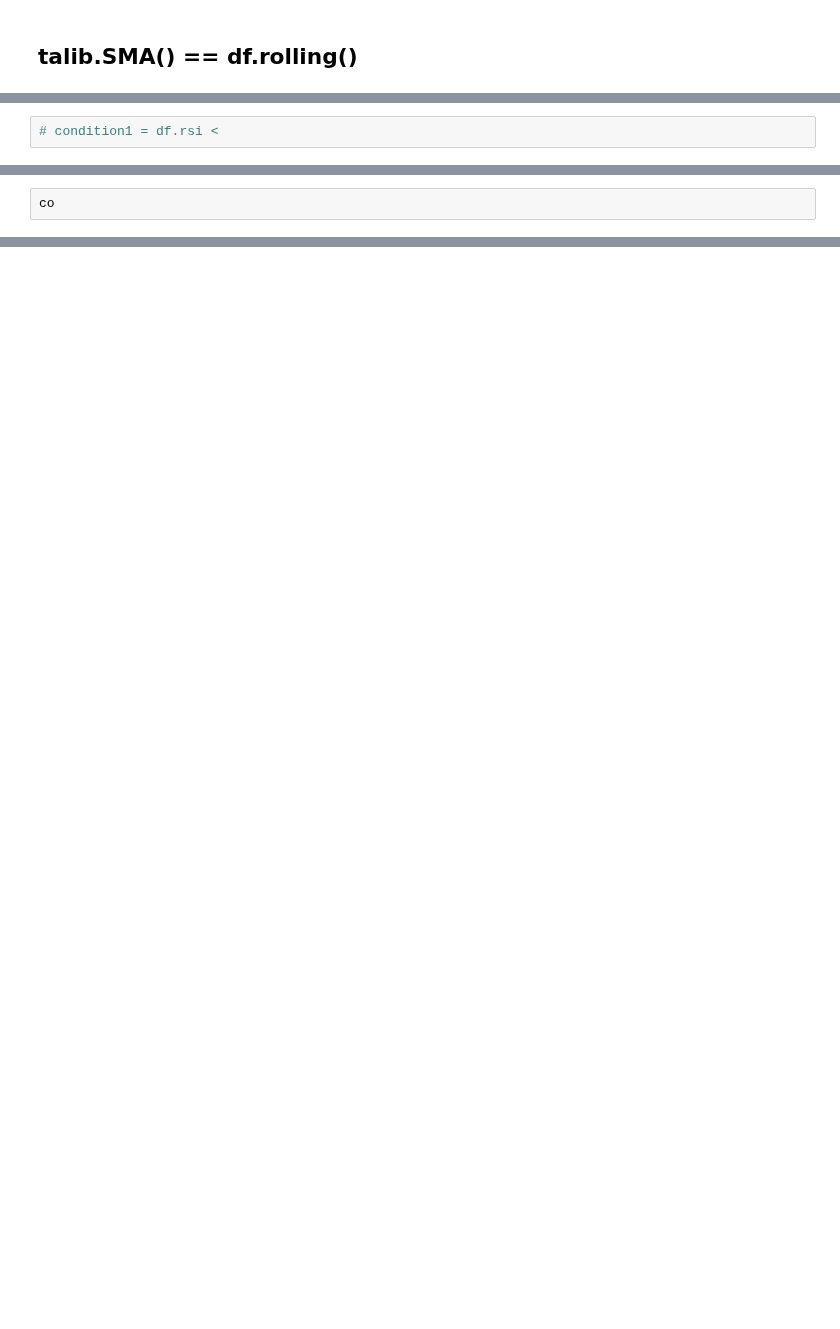
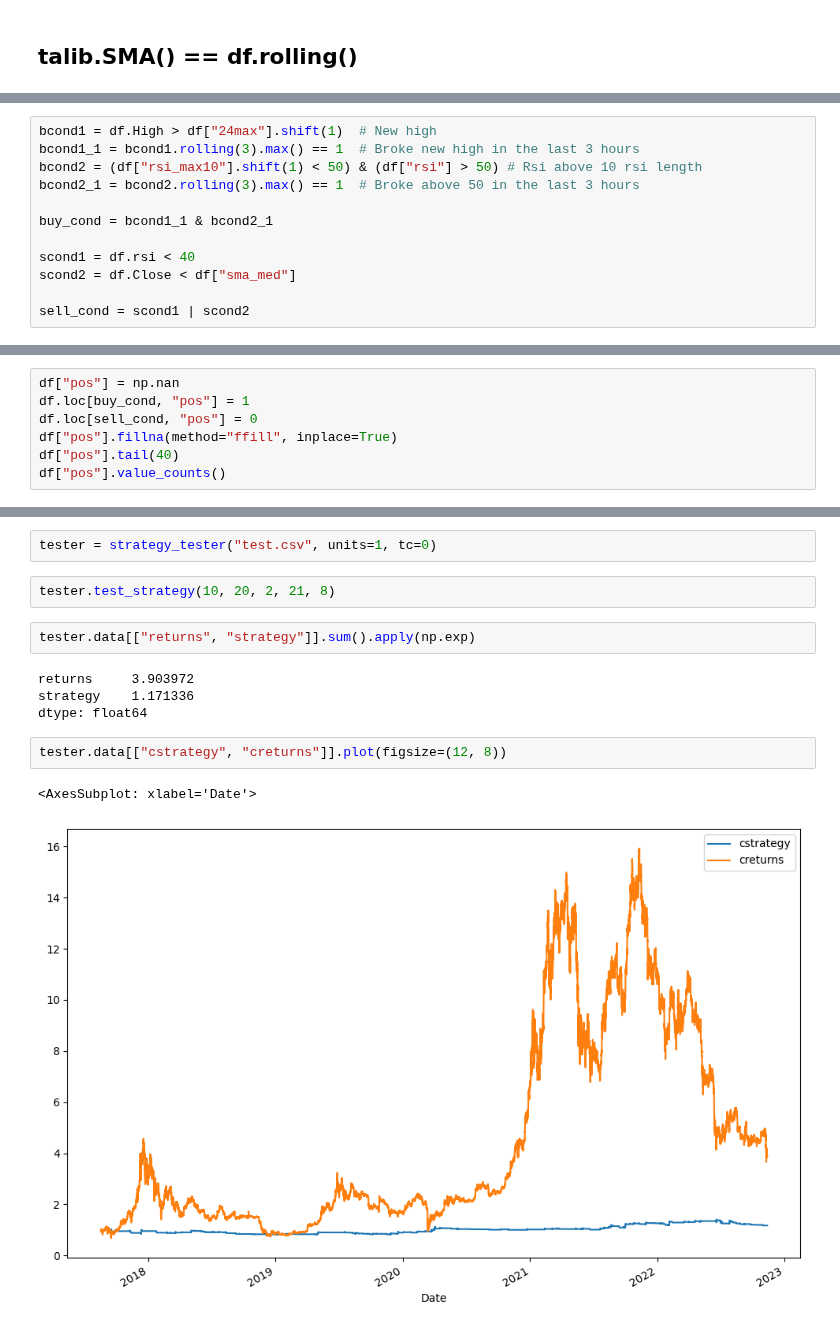
Before and after one commit to Idanq1/Stocks-Strategies, a Jupyter notebook: Algo Course/P2/ultimate strategy.ipynb, the cells around one changed output, grey strips where cells are left out. Drawn from its saved outputs; the diff is of its cells as text; blank space fills up the shorter version.

```diff
--- a/Algo Course/P2/ultimate strategy.ipynb
+++ b/Algo Course/P2/ultimate strategy.ipynb
@@ -134,3 +128,13 @@ df
 # %%
-# condition1 = df.rsi <
+bcond1 = df.High > df["24max"].shift(1)  # New high
+bcond1_1 = bcond1.rolling(3).max() == 1  # Broke new high in the last 3 hours
+bcond2 = (df["rsi_max10"].shift(1) < 50) & (df["rsi"] > 50) # Rsi above 10 rsi length
+bcond2_1 = bcond2.rolling(3).max() == 1  # Broke above 50 in the last 3 hours
+
+buy_cond = bcond1_1 & bcond2_1
+
+scond1 = df.rsi < 40
+scond2 = df.Close < df["sma_med"]
+
+sell_cond = scond1 | scond2
 # %% [output]
@@ -149,2 +144,7 @@ Name: patterns, dtype: int64
 # %%
-co
+df["pos"] = np.nan
+df.loc[buy_cond, "pos"] = 1
+df.loc[sell_cond, "pos"] = 0
+df["pos"].fillna(method="ffill", inplace=True)
+df["pos"].tail(40)
+df["pos"].value_counts()
@@ -150,0 +232,15 @@ co
+# %%
+tester = strategy_tester("test.csv", units=1, tc=0)
+# %%
+tester.test_strategy(10, 20, 2, 21, 8)
+# %%
+tester.data[["returns", "strategy"]].sum().apply(np.exp)
+# %% [output]
+returns     3.903972
+strategy    1.171336
+dtype: float64
+# %%
+tester.data[["cstrategy", "creturns"]].plot(figsize=(12, 8))
+# %% [output]
+<AxesSubplot: xlabel='Date'>
+[figure, added]
```
Also changed, not shown: parts of 11 cells of this notebook, 3 other files.
